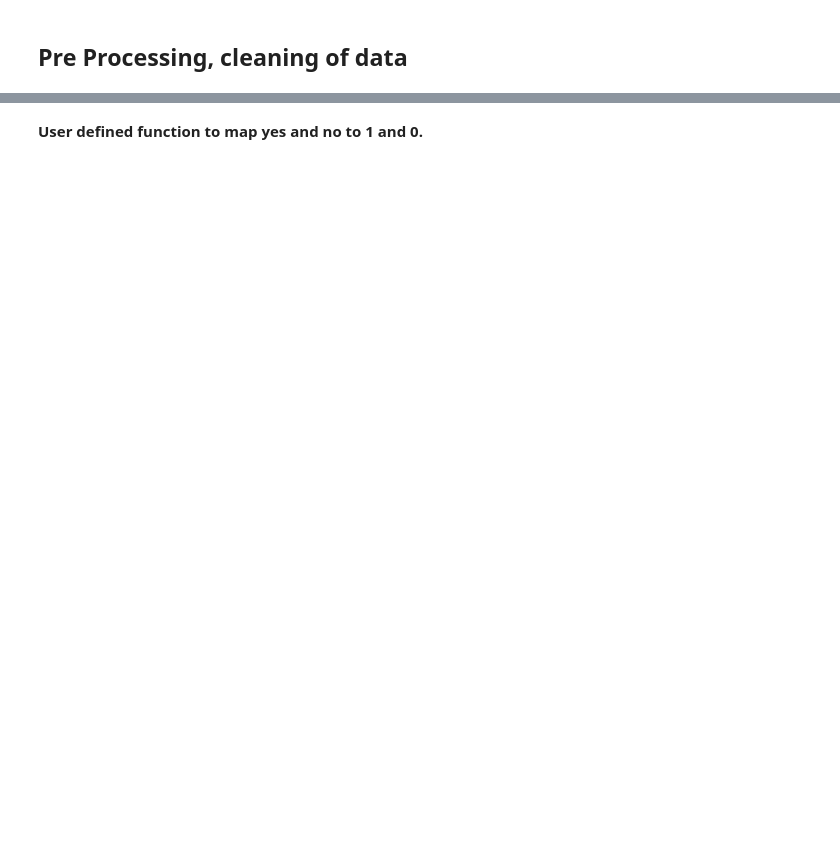
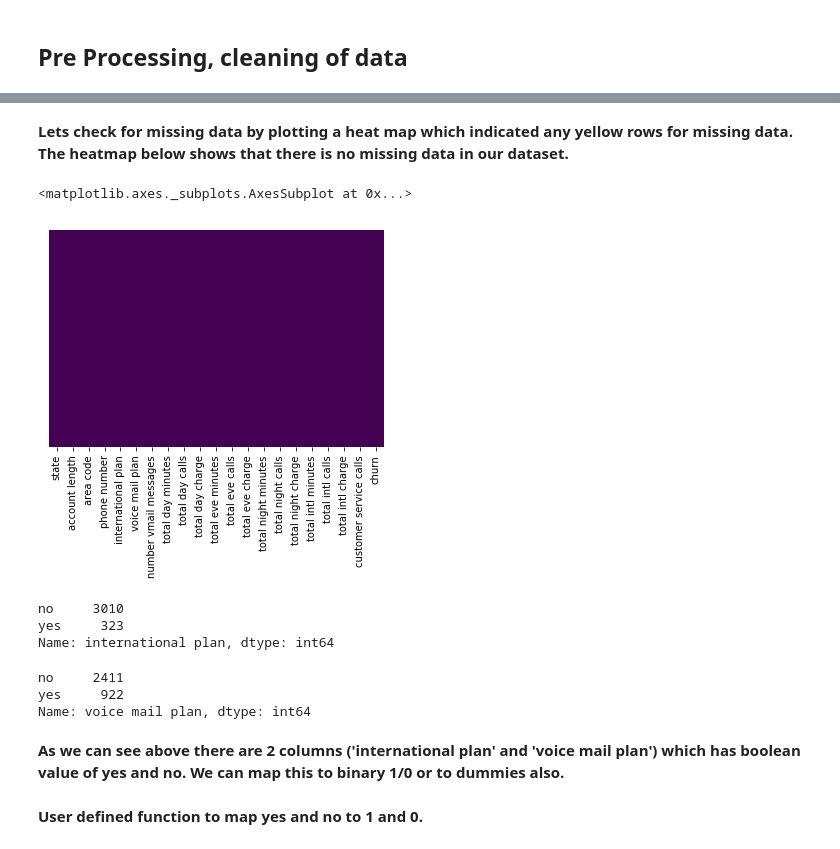
Before and after one commit to shreybatra/Machine-Learning-Notebooks, a Jupyter notebook: Ensemble Learning.ipynb, the cells around one changed output, grey strips where cells are left out. Saved outputs shown, nothing was run; the diff lists cells and outputs as text; code cells hidden in the pictures; blank space fills up the shorter version.

```diff
--- a/Ensemble Learning.ipynb
+++ b/Ensemble Learning.ipynb
@@ -56,3 +84,24 @@ Name: churn, dtype: int64
+# %% [markdown]
+**Lets check for missing data by plotting a heat map which indicated any yellow rows for missing data. The heatmap below shows that there is no missing data in our dataset.**
+# %%
+sns.heatmap(data=churn_df.isnull(), yticklabels=False, cbar=False, cmap='viridis')
+# %% [output]
+<matplotlib.axes._subplots.AxesSubplot at 0x...>
+[figure, added]
+# %%
+churn_df['international plan'].value_counts()
+# %% [output]
+no     3010
+yes     323
+Name: international plan, dtype: int64
+# %%
+churn_df['voice mail plan'].value_counts()
+# %% [output]
+no     2411
+yes     922
+Name: voice mail plan, dtype: int64
+# %% [markdown]
+**As we can see above there are 2 columns ('international plan' and 'voice mail plan') which has boolean value of yes and no. We can map this to binary 1/0 or to dummies also.**
 # %% [markdown]
 **User defined function to map yes and no to 1 and 0.**
 # %%
```
Also changed, not shown: parts of 53 cells of this notebook.
